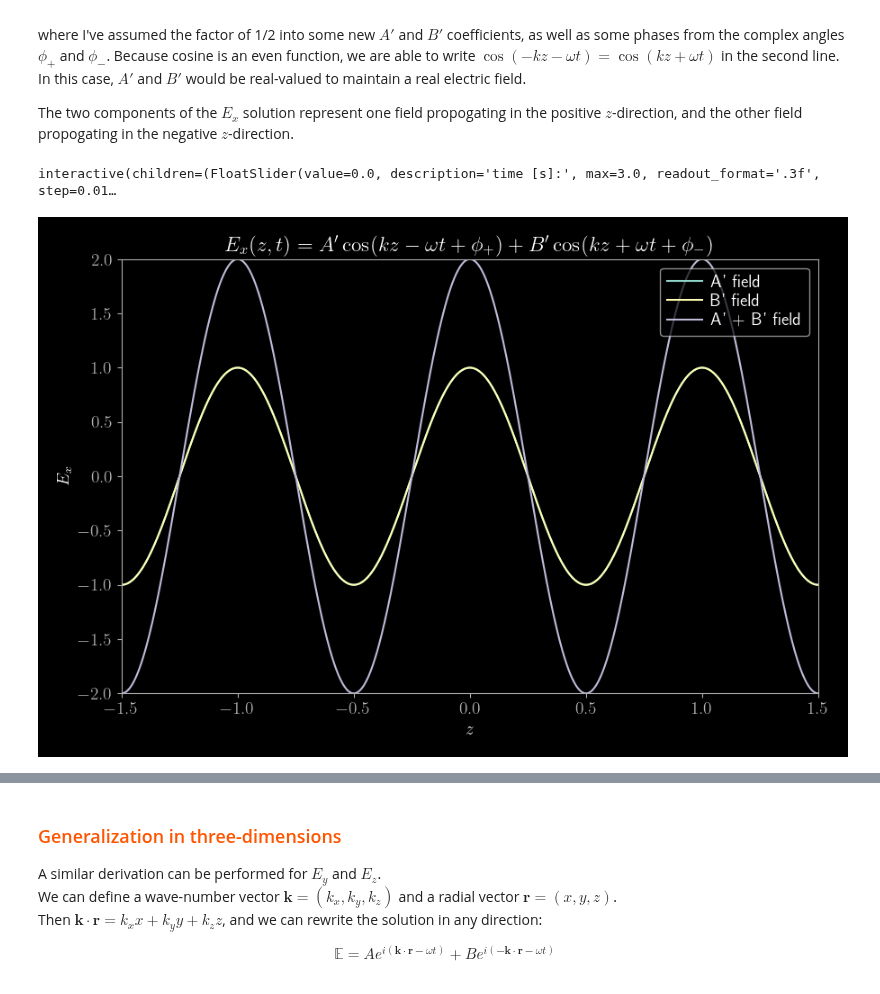
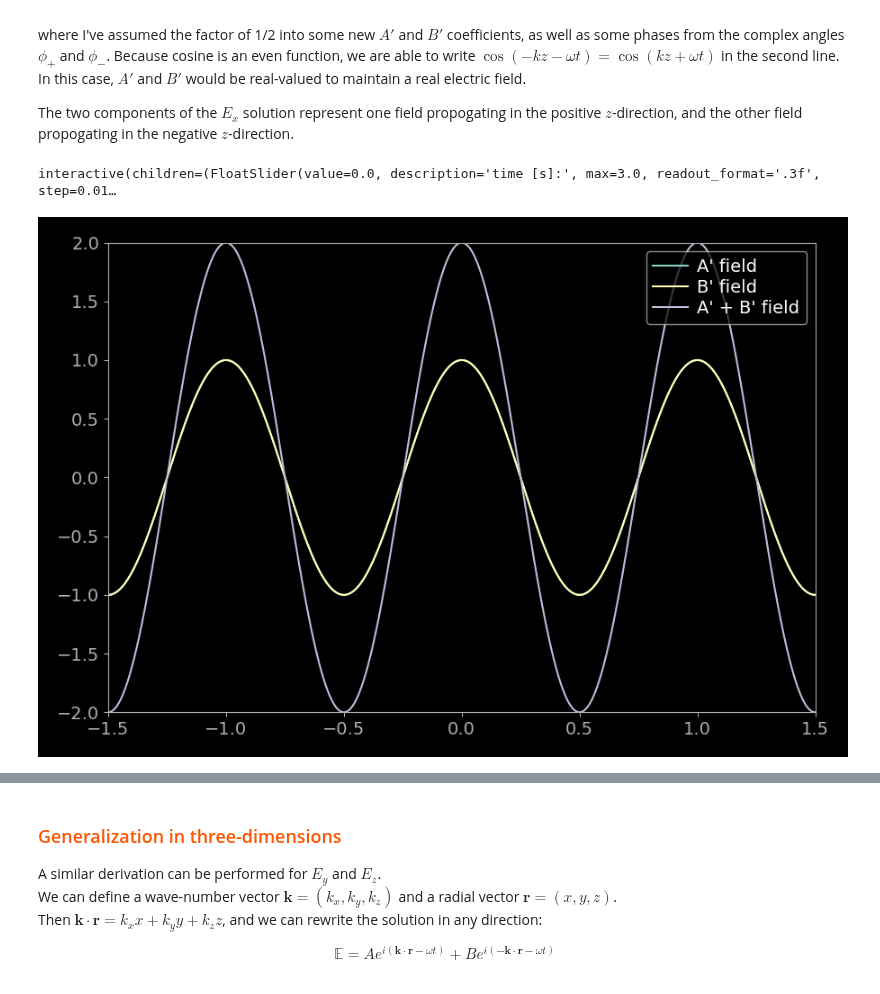
Before and after one commit to ccahilla/lasers-and-optomechanics, a Jupyter notebook: chapters/01_the_nature_of_light.ipynb, the cells around one changed output, grey strips where cells are left out. Drawn from its saved outputs; the diff is of its cells as text; code cells hidden in the pictures.

```diff
--- a/chapters/01_the_nature_of_light.ipynb
+++ b/chapters/01_the_nature_of_light.ipynb
@@ -25,7 +25,7 @@ plt.style.use('dark_background')
 fontsize = 14
 mpl.rcParams.update(
     {
-        "text.usetex": True,
+        "text.usetex": False,
         "figure.figsize": (9, 6),
         # "figure.autolayout": True,
         # "font.family": "serif",
@@ -209,22 +209,20 @@ In this case, $A'$ and $B'$ would be real-valued to maintain a real electric fie
 The two components of the $E_x$ solution represent one field propogating in the positive $z$-direction,
 and the other field propogating in the negative $z$-direction.
 # %%
-#| label: fig:standing_wave
+#| label: fig:three_d_wave
 #| "tags": [ "hide-input",]
 fig = plt.figure()
 ax = fig.add_subplot()
 
 amp1 = 1.0
 amp2 = 1.0
-phase1 = 0.0
-phase2 = 0.0
 kk = 2 * np.pi * 1
 omega = 2 * np.pi * 1
 time = 0
 
 xx = np.linspace(-1.5, 1.5, 1000)
-y1 = amp1 * np.cos(kk * xx - omega * time + phase1)
-y2 = amp2 * np.cos(kk * xx + omega * time + phase2)
+y1 = amp1 * np.cos(kk * xx - omega * time)
+y2 = amp2 * np.cos(kk * xx + omega * time)
 y3 = y1 + y2
 
 eline1, = ax.plot(xx, y1, label="A' field")
@@ -235,10 +233,6 @@ ax.set_xlim([xx[0], xx[-1]])
 ax.set_ylim([-2, 2])
 
 ax.legend(loc="upper right")
-
-ax.set_title(r"$E_x(z,t) = A' \cos(k z - \omega t + \phi_+) + B' \cos(k z + \omega t + \phi_-)$")
-ax.set_ylabel(r"$E_x$")
-ax.set_xlabel(r"$z$")
 # ax.set_axis_off()
 plt.tight_layout()
 
@@ -246,8 +240,6 @@ def update_standing_waves(
     time_slider_value=0,
     amp1_slider_value=amp1,
     amp2_slider_value=amp2,
-    phase1_slider_value=phase1,
-    phase2_slider_value=phase2,
 ):
     """
     Create waves plot with synchronized cosine and sine displays.
@@ -255,12 +247,10 @@ def update_standing_waves(
     time = time_slider_value
     amp1 = amp1_slider_value
     amp2 = amp2_slider_value
-    phase1 = phase1_slider_value
-    phase2 = phase2_slider_value
 
     # Calculate sine
-    newy1 = amp1 * np.cos(kk * xx - omega * time + phase1)
-    newy2 = amp2 * np.cos(kk * xx + omega * time + phase2)
+    newy1 = amp1 * np.cos(kk * xx - omega * time)
+    newy2 = amp2 * np.cos(kk * xx + omega * time)
     newy3 = newy1 + newy2
 
     eline1.set_ydata(newy1)
@@ -286,61 +276,37 @@ time_slider = FloatSlider(
 )
 amp1_slider = FloatSlider(
     value=amp1,
-    min=-1,
+    min=0,
     max=1,
     step=0.01,
     description="A':",
     continuous_update=True,  # Only update on release for better performance
     orientation='horizontal',
     readout=True,
     readout_format='.3f',
 )
 amp2_slider = FloatSlider(
     value=amp2,
-    min=-1,
+    min=0,
     max=1,
     step=0.01,
     description="B':",
-    continuous_update=True,  # Only update on release for better performance
-    orientation='horizontal',
-    readout=True,
-    readout_format='.3f',
-)
-phase1_slider = FloatSlider(
-    value=phase1,
-    min=0,
-    max=2*np.pi,
-    step=0.01,
-    description=r"$\phi_+$:",
-    continuous_update=True,  # Only update on release for better performance
-    orientation='horizontal',
-    readout=True,
-    readout_format='.3f',
-)
-phase2_slider = FloatSlider(
-    value=phase2,
-    min=0,
-    max=2*np.pi,
-    step=0.01,
-    description=r"$\phi_-$:",
     continuous_update=True,  # Only update on release for better performance
     orientation='horizontal',
     readout=True,
     readout_format='.3f',
 )
 
 interact(
     update_standing_waves,
     time_slider_value=time_slider,
     amp1_slider_value=amp1_slider,
-    amp2_slider_value=amp2_slider,
-    phase1_slider_value=phase1_slider,
-    phase2_slider_value=phase2_slider
+    amp2_slider_value=amp2_slider
 )
 plt.show()
 # %% [output]
 interactive(children=(FloatSlider(value=0.0, description='time [s]:', max=3.0, readout_format='.3f', step=0.01…
-[figure, old version]
+[figure, new version]
 # %% [markdown]
 ### <span style="color: #ff5500">Accompanying Magnetic Field Plane-Wave Solution</span>
 
```
Also changed, not shown: parts of 12 cells of this notebook.
